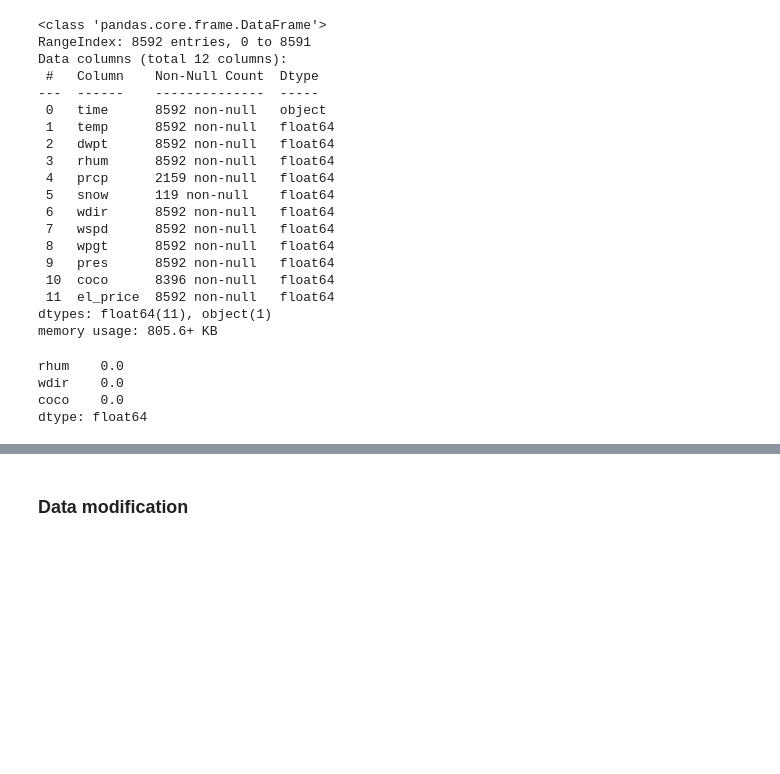
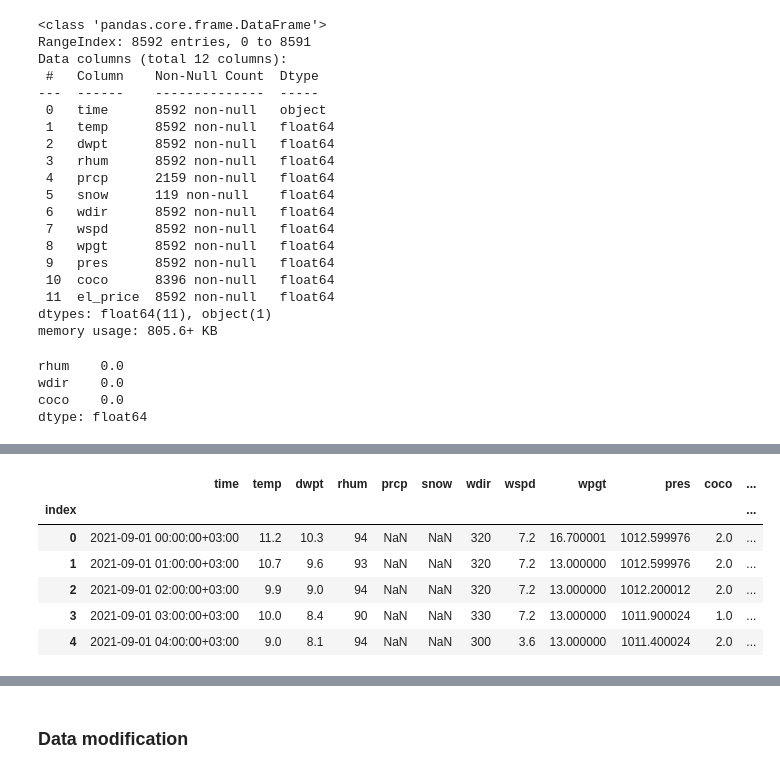
Before and after one commit to Kairixir/ml-tartu-electricity-prediciton, a Jupyter notebook: ML_Project.ipynb, the cells around one changed output, grey strips where cells are left out. Saved outputs shown, nothing was run; the diff lists cells and outputs as text; code cells hidden in the pictures; blank space fills up the shorter version.

Commit message:
refactor: refactor type cast and datetime explosion into functions
feat: add seasons
feat: check for multiple re-runs in explode_modify

```diff
--- a/ML_Project.ipynb
+++ b/ML_Project.ipynb
@@ -208,23 +269,3 @@ rhum    0.0
 wdir    0.0
 coco    0.0
 dtype: float64
-# %%
-# Recasting to the best suited type
-train["time"] = pd.to_datetime(train["time"], utc=True).dt.tz_convert("Europe/Tallinn")
-
-train = train.astype(
-    {
-        "temp": "float32",
-        "dwpt": "float32",
-        "rhum": "int32",
-        "prcp": "float32",
-        "snow": "float32",
-        "wdir": "int32",
-        "wspd": "float32",
-        "wpgt": "float32",
-        "pres": "float32",
-        "coco": "category",
-        "el_price": "float32",
-    }
-)
-train.dtypes
@@ -244,0 +272,4 @@ dtype: object
+# %%
+# Recasting to the best suited type
+train = cast_types(train)
+train.dtypes
@@ -244,0 +290,16 @@ dtype: object
+# %%
+# Explode datetime object into separate components
+
+# TODO: Look why week is not extracted, it worked before
+# DO NOT RERUN - adds new set of columns for each rerun
+
+train = explode_datetime(train, "time", True)
+train.head()
+# %% [output]
+|  | time | temp | dwpt | rhum | prcp | snow | wdir | wspd | wpgt | pres | coco | ... |
+| index |  |  |  |  |  |  |  |  |  |  |  | ... |
+| 0 | 2021-09-01 00:00:00+03:00 | 11.2 | 10.3 | 94 | NaN | NaN | 320 | 7.2 | 16.700001 | 1012.599976 | 2.0 | ... |
+| 1 | 2021-09-01 01:00:00+03:00 | 10.7 | 9.6 | 93 | NaN | NaN | 320 | 7.2 | 13.000000 | 1012.599976 | 2.0 | ... |
+| 2 | 2021-09-01 02:00:00+03:00 | 9.9 | 9.0 | 94 | NaN | NaN | 320 | 7.2 | 13.000000 | 1012.200012 | 2.0 | ... |
+| 3 | 2021-09-01 03:00:00+03:00 | 10.0 | 8.4 | 90 | NaN | NaN | 330 | 7.2 | 13.000000 | 1011.900024 | 1.0 | ... |
+| 4 | 2021-09-01 04:00:00+03:00 | 9.0 | 8.1 | 94 | NaN | NaN | 300 | 3.6 | 13.000000 | 1011.400024 | 2.0 | ... |
```
Also changed, not shown: parts of 9 cells of this notebook.
